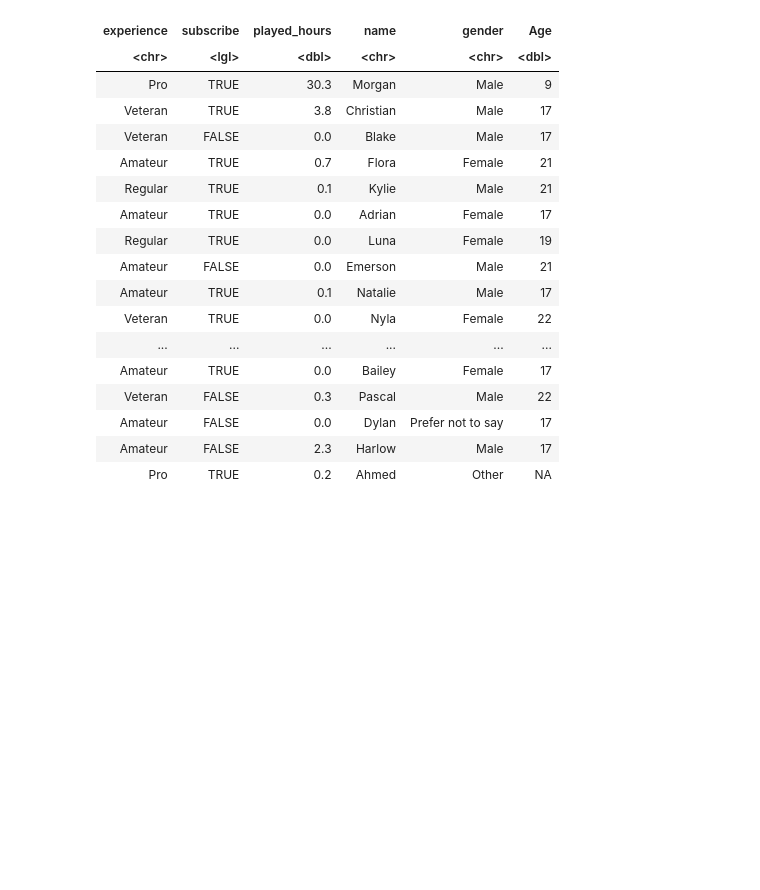
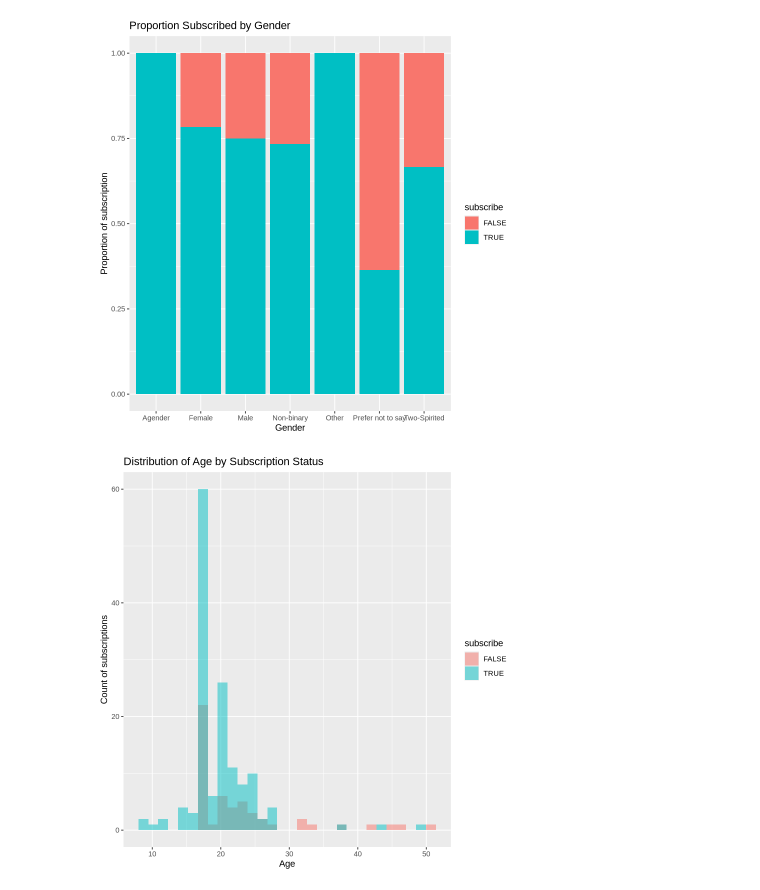
Before and after one commit to Rico-rgb/dsci-100-project-template, a Jupyter notebook: project real.ipynb, the cells around one changed output. Cells and saved outputs as stored; diff of their text form; code cells hidden in the pictures; blank space fills up the shorter version.

Commit message:
added project purpose. tidied data and added meaningful visualizations that allow relationship to be observed

```diff
--- a/project real.ipynb
+++ b/project real.ipynb
@@ -84,4 +78,16 @@ A spec_tbl_df: 1535 × 5
 # %%
-player_data_clean <- select(player_data, -hashedEmail)
-player_data_clean
+#this cell makes the important vizualizati
+player_barplot <- ggplot(player_data, aes(x = gender, fill = subscribe)) +
+  geom_bar(position = "fill") +
+  labs(
+    title = "Proportion Subscribed by Gender",
+    y = "Proportion of subscription", x = "Gender")
+
+player_histogram <- ggplot(player_data, aes(x = Age, fill = subscribe)) +
+  geom_histogram(position = "identity", alpha = 0.5, bins = 30) +
+  labs(title = "Distribution of Age by Subscription Status",
+       x = "Age", y = "Count of subscriptions")
+
+player_barplot
+player_histogram
 # %% [output]
@@ -89,18 +96,2 @@ A tibble: 196 × 6
-| experience | subscribe | played_hours | name | gender | Age |
-| <chr> | <lgl> | <dbl> | <chr> | <chr> | <dbl> |
-| Pro | TRUE | 30.3 | Morgan | Male | 9 |
-| Veteran | TRUE | 3.8 | Christian | Male | 17 |
-| Veteran | FALSE | 0.0 | Blake | Male | 17 |
-| Amateur | TRUE | 0.7 | Flora | Female | 21 |
-| Regular | TRUE | 0.1 | Kylie | Male | 21 |
-| Amateur | TRUE | 0.0 | Adrian | Female | 17 |
-| Regular | TRUE | 0.0 | Luna | Female | 19 |
-| Amateur | FALSE | 0.0 | Emerson | Male | 21 |
-| Amateur | TRUE | 0.1 | Natalie | Male | 17 |
-| Veteran | TRUE | 0.0 | Nyla | Female | 22 |
-| ... | ... | ... | ... | ... | ... |
-| Amateur | TRUE | 0.0 | Bailey | Female | 17 |
-| Veteran | FALSE | 0.3 | Pascal | Male | 22 |
-| Amateur | FALSE | 0.0 | Dylan | Prefer not to say | 17 |
-| Amateur | FALSE | 2.3 | Harlow | Male | 17 |
-| Pro | TRUE | 0.2 | Ahmed | Other | NA |
+[figure, added]
+[figure, added]
```
Also changed, not shown: parts of 5 cells of this notebook, 1 other file.
